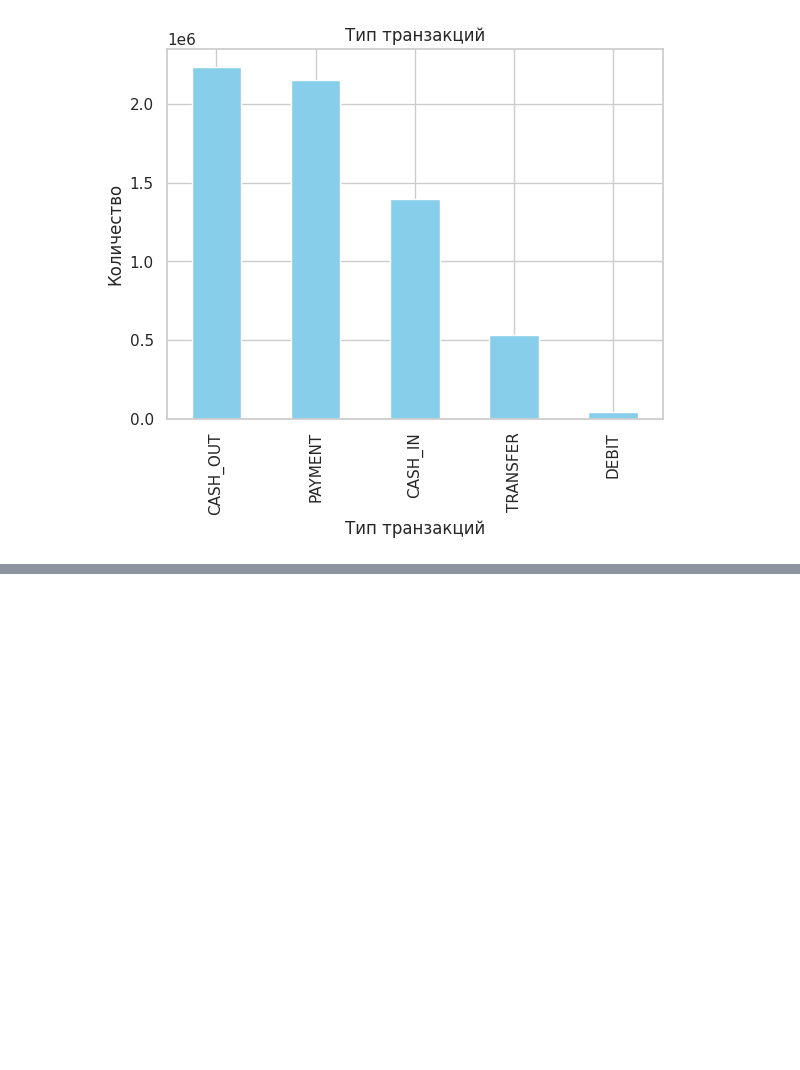
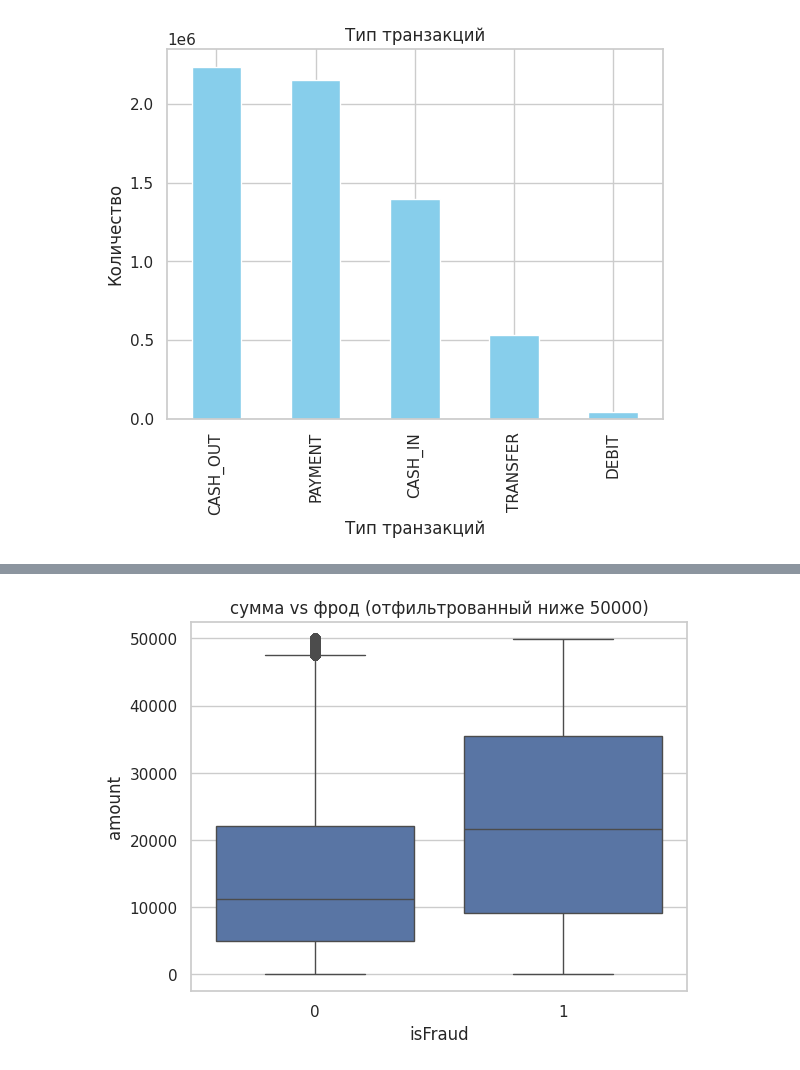
Before and after one commit to AleksandrFrom/DS, a Jupyter notebook: Fraud Detection_ML/analysis_model.ipynb, the cells around one changed output, grey strips where cells are left out. Saved outputs shown, nothing was run; the diff lists cells and outputs as text; code cells hidden in the pictures; blank space fills up the shorter version.

```diff
--- a/Fraud Detection_ML/analysis_model.ipynb
+++ b/Fraud Detection_ML/analysis_model.ipynb
@@ -115,0 +117,7 @@ Name: amount, dtype: float64
+# %%
+#оценка количества мошенничества по суммам
+sns.boxplot(data=df[df['amount'] < 50000], x = 'isFraud', y='amount')
+plt.title('сумма vs фрод (отфильтрованный ниже 50К)')
+plt.show()
+# %% [output]
+[figure, added]
```
Also changed, not shown: parts of 18 cells of this notebook.
